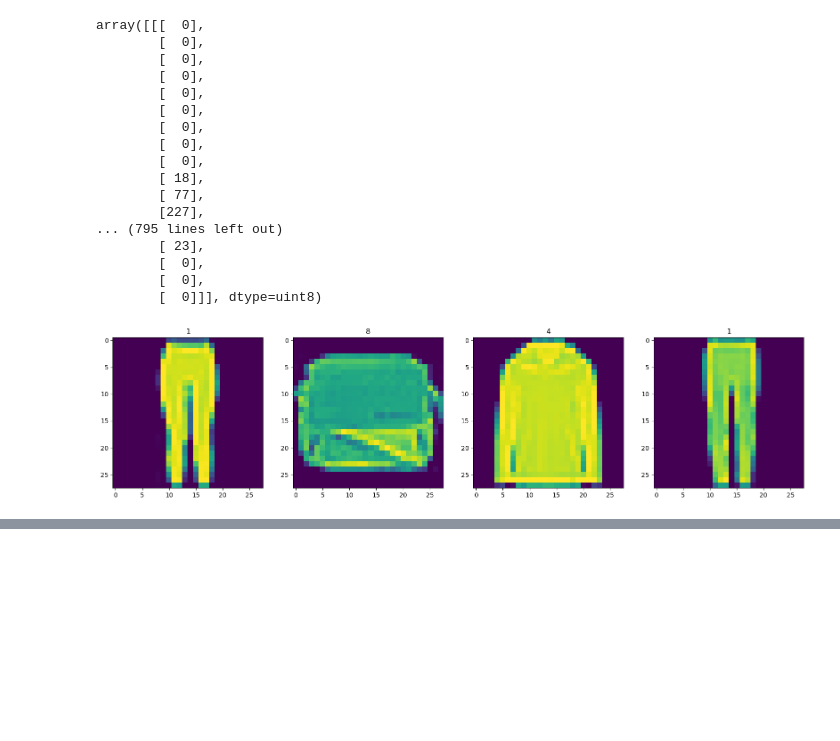
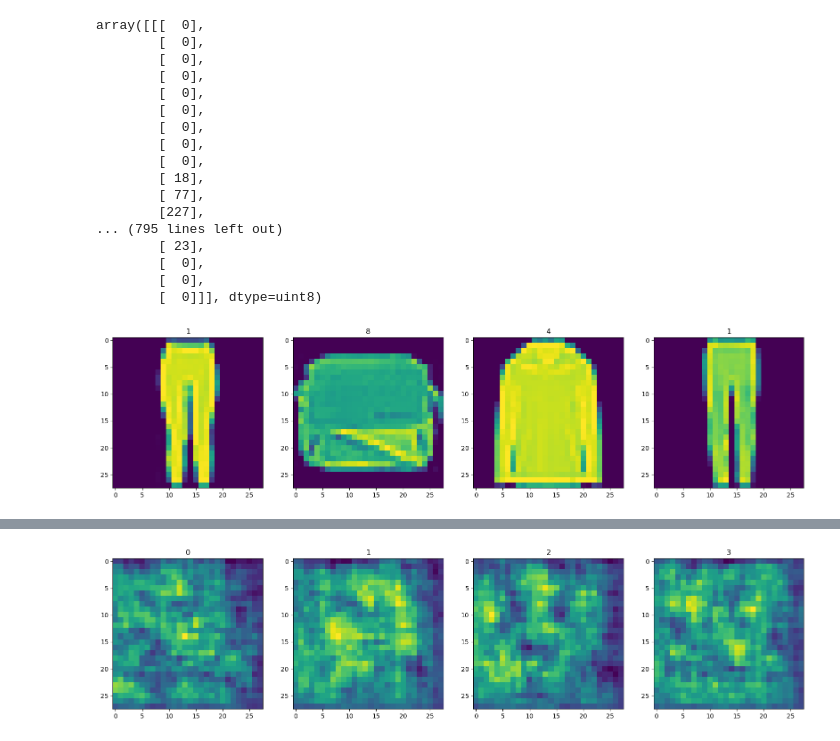
Before and after one commit to shahbhavya7/GAN, a Jupyter notebook: model.ipynb, the cells around one changed output, grey strips where cells are left out. Cells and saved outputs as stored; diff of their text form; code cells hidden in the pictures; blank space fills up the shorter version.

Commit message:
Generator built

```diff
--- a/model.ipynb
+++ b/model.ipynb
@@ -69,0 +133,2 @@ def scale_images(data):
+# %%
+generator = build_generator()
@@ -69,0 +159,12 @@ def scale_images(data):
+# %%
+# Generate new fashion
+img = generator.predict(np.random.randn(4,128,1))
+# Setup the subplot formatting
+fig, ax = plt.subplots(ncols=4, figsize=(20,20))
+# Loop four times and get images
+for idx, img in enumerate(img):
+    # Plot the image using a specific subplot
+    ax[idx].imshow(np.squeeze(img))
+    # Appending the image label as the plot title
+    ax[idx].title.set_text(idx)
+# %% [output]
@@ -69,0 +172 @@ def scale_images(data):
+[figure, added]
```
Also changed, not shown: parts of 10 cells of this notebook.
